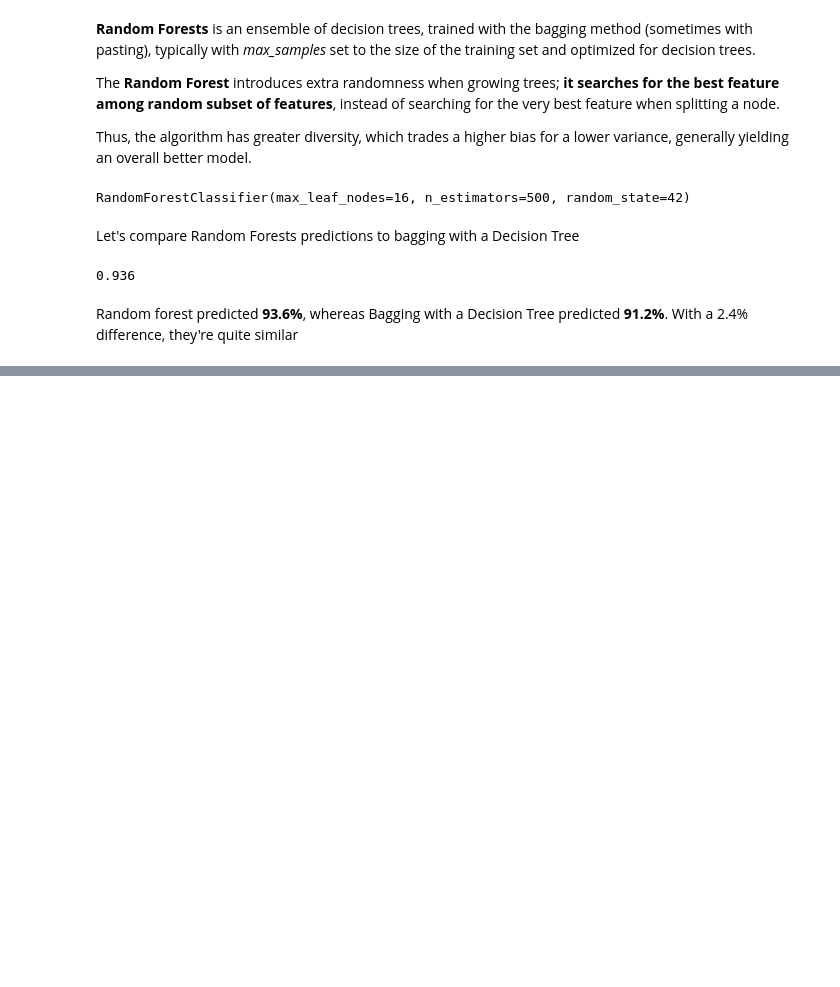
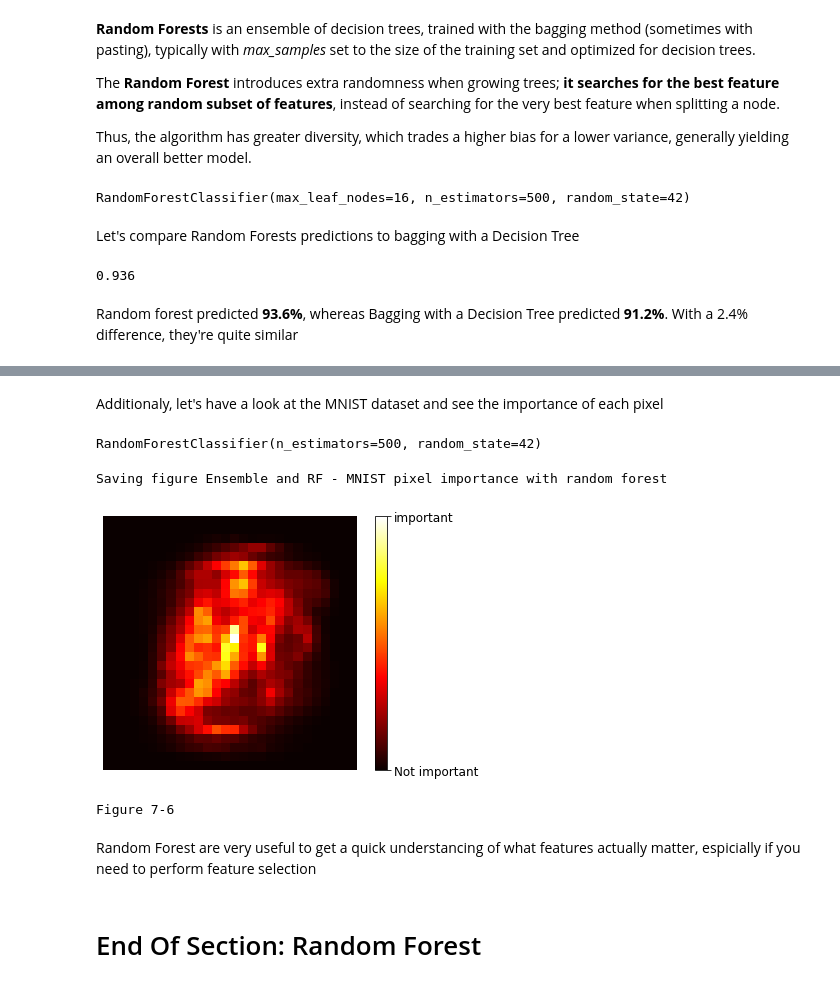
Before and after one commit to MarkJasonE/EnsembleLearningAndRandomForests, a Jupyter notebook: EnsembleLearningAndRandomForest.ipynb, the cells around one changed output, grey strips where cells are left out. Cells and saved outputs as stored; diff of their text form; code cells hidden in the pictures; blank space fills up the shorter version.

```diff
--- a/EnsembleLearningAndRandomForest.ipynb
+++ b/EnsembleLearningAndRandomForest.ipynb
@@ -307,0 +328,34 @@ X
+# %% [markdown]
+Additionaly, let's have a look at the MNIST dataset and see the importance of each pixel
+# %%
+mnist = fetch_openml("mnist_784", version=1, as_frame=False)
+mnist.target = mnist.target.astype(np.uint8)
+# %%
+rnd_clf = RandomForestClassifier(n_estimators=500, random_state=42)
+rnd_clf.fit(mnist["data"], mnist["target"])
+# %% [output]
+RandomForestClassifier(n_estimators=500, random_state=42)
+# %%
+def plot_digit(data):
+    image = data.reshape(28, 28)
+    plt.imshow(image, cmap=mpl.cm.hot, interpolation="nearest")
+    plt.axis("off")
+# %%
+plot_digit(rnd_clf.feature_importances_)
+cbar = plt.colorbar(ticks = [
+                rnd_clf.feature_importances_.min(),
+                rnd_clf.feature_importances_.max()
+])
+cbar.ax.set_yticklabels(["Not important", "important"])
+
+save_fig("Ensemble and RF - MNIST pixel importance with random forest")
+plt.show()
+print("Figure 7-6")
+# %% [output]
+Saving figure Ensemble and RF - MNIST pixel importance with random forest
+[figure, added]
+Figure 7-6
+# %% [markdown]
+Random Forest are very useful to get a quick understancing of what features actually matter, espicially if you need to perform feature selection
+# %% [markdown]
+# End Of Section: Random Forest
```
Also changed, not shown: parts of 10 cells of this notebook, 1 other file.
